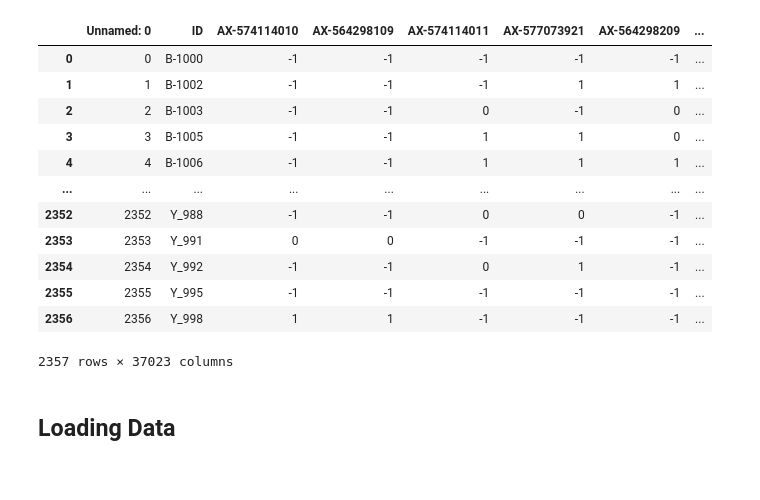
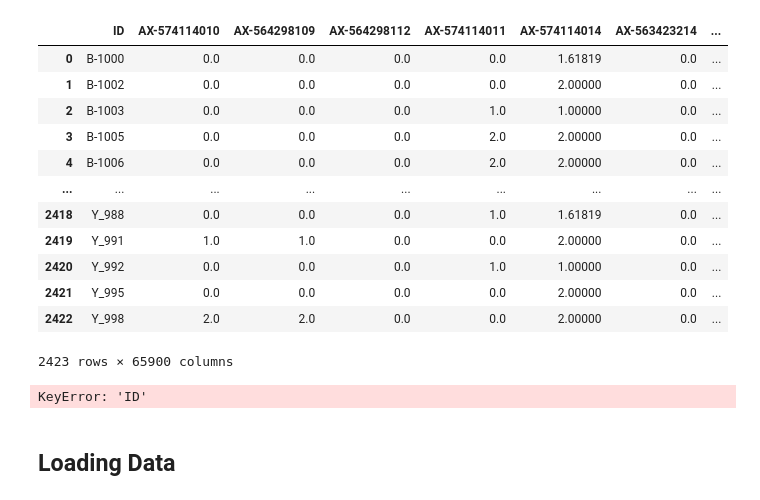
Before and after one commit to henrysun9074/gsAI, a Jupyter notebook: 00_debug.ipynb, the cells around one changed output. Saved outputs shown, nothing was run; the diff lists cells and outputs as text; code cells hidden in the pictures.

```diff
--- a/00_debug.ipynb
+++ b/00_debug.ipynb
@@ -1,22 +1,33 @@
 # %%
 ### MAKE 1 GEN TRAINING DATA
 import pandas as pd
-df = pd.read_csv("DarpaQCGenoPheno.csv")
+filename = "noQC/MeanImputedScaledData.csv"
+# logger.info(f"Loading data from {filename}... FOR ALL GENERATIONS")
+df = pd.read_csv(filename, index_col=None)
+ids = df["ID"].values
+ids
 df
 # %% [output]
-|  | Unnamed: 0 | ID | AX-574114010 | AX-564298109 | AX-574114011 | AX-577073921 | AX-564298209 | ... |
-| 0 | 0 | B-1000 | -1 | -1 | -1 | -1 | -1 | ... |
-| 1 | 1 | B-1002 | -1 | -1 | -1 | 1 | 1 | ... |
-| 2 | 2 | B-1003 | -1 | -1 | 0 | -1 | 0 | ... |
-| 3 | 3 | B-1005 | -1 | -1 | 1 | 1 | 0 | ... |
-| 4 | 4 | B-1006 | -1 | -1 | 1 | 1 | 1 | ... |
+|  | ID | AX-574114010 | AX-564298109 | AX-564298112 | AX-574114011 | AX-574114014 | AX-563423214 | ... |
+| 0 | B-1000 | 0.0 | 0.0 | 0.0 | 0.0 | 1.61819 | 0.0 | ... |
+| 1 | B-1002 | 0.0 | 0.0 | 0.0 | 0.0 | 2.00000 | 0.0 | ... |
+| 2 | B-1003 | 0.0 | 0.0 | 0.0 | 1.0 | 1.00000 | 0.0 | ... |
+| 3 | B-1005 | 0.0 | 0.0 | 0.0 | 2.0 | 2.00000 | 0.0 | ... |
+| 4 | B-1006 | 0.0 | 0.0 | 0.0 | 2.0 | 2.00000 | 0.0 | ... |
 | ... | ... | ... | ... | ... | ... | ... | ... | ... |
-| 2352 | 2352 | Y_988 | -1 | -1 | 0 | 0 | -1 | ... |
-| 2353 | 2353 | Y_991 | 0 | 0 | -1 | -1 | -1 | ... |
-| 2354 | 2354 | Y_992 | -1 | -1 | 0 | 1 | -1 | ... |
-| 2355 | 2355 | Y_995 | -1 | -1 | -1 | -1 | -1 | ... |
-| 2356 | 2356 | Y_998 | 1 | 1 | -1 | -1 | -1 | ... |
+| 2418 | Y_988 | 0.0 | 0.0 | 0.0 | 1.0 | 1.61819 | 0.0 | ... |
+| 2419 | Y_991 | 1.0 | 1.0 | 0.0 | 0.0 | 2.00000 | 0.0 | ... |
+| 2420 | Y_992 | 0.0 | 0.0 | 0.0 | 1.0 | 1.00000 | 0.0 | ... |
+| 2421 | Y_995 | 0.0 | 0.0 | 0.0 | 0.0 | 2.00000 | 0.0 | ... |
+| 2422 | Y_998 | 2.0 | 2.0 | 0.0 | 0.0 | 2.00000 | 0.0 | ... |
-2357 rows × 37023 columns
+2423 rows × 65900 columns
+# %%
+filename2 = "DarpaQCGenoPheno.csv"
+# df2 = pd.read_csv(filename2, index_col=0)
+# ids2 = df["ID"].values
+# ids2
+# %% [output]
+KeyError: 'ID'
 # %% [markdown]
 ## Loading Data
 # %%
```
Also changed, not shown: 7 other files.
